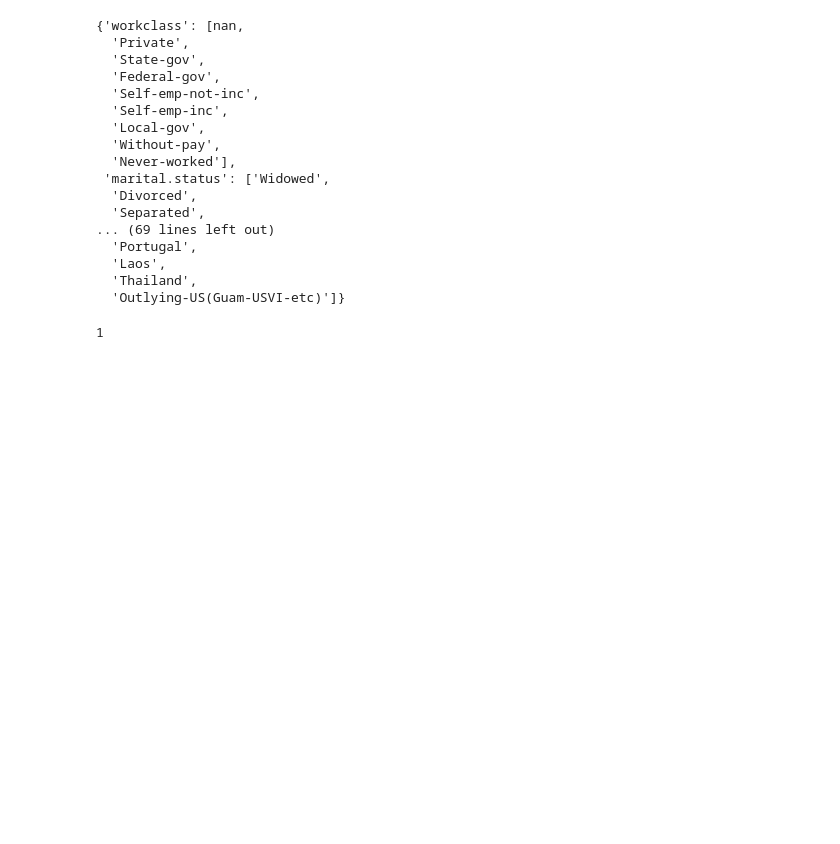
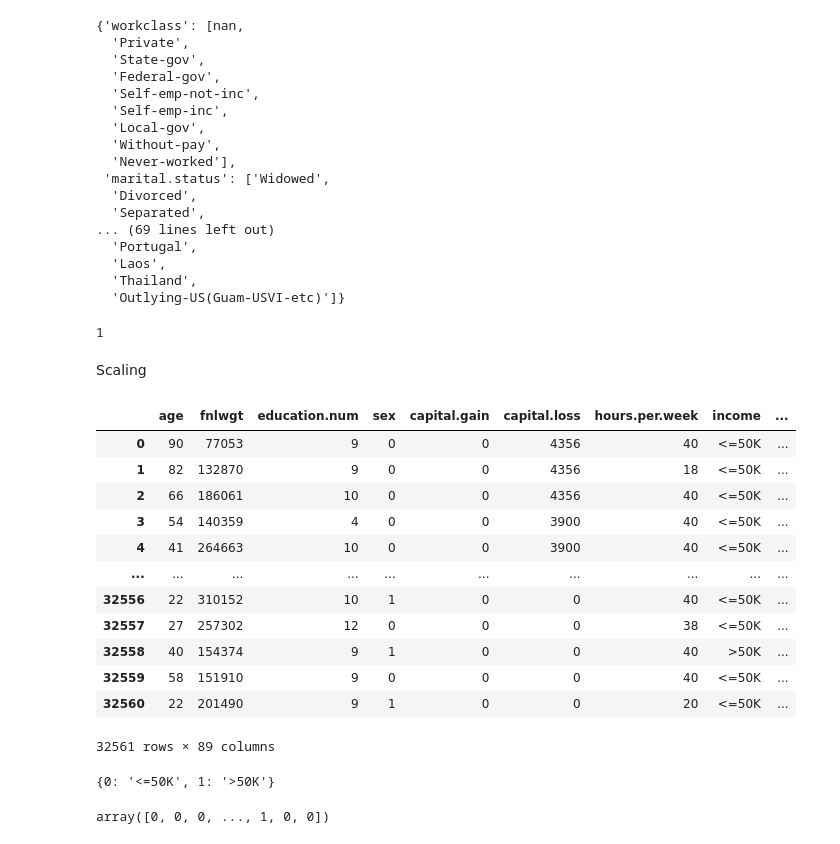
Before and after one commit to Rishiraj-singh7/High-Performance-Income-Prediction, a Jupyter notebook: main.ipynb, the cells around one changed output. Cells and saved outputs as stored; diff of their text form; code cells hidden in the pictures; blank space fills up the shorter version.

Commit message:
scaling

```diff
--- a/main.ipynb
+++ b/main.ipynb
@@ -162,3 +162,21 @@ data = onehot_encode(data, nominal_features)
 (data.dtypes == 'object').sum()
 # %% [output]
 1
+# %% [markdown]
+Scaling
+# %%
+data
+# %% [output]
+|  | age | fnlwgt | education.num | sex | capital.gain | capital.loss | hours.per.week | income | ... |
+| 0 | 90 | 77053 | 9 | 0 | 0 | 4356 | 40 | <=50K | ... |
+| 1 | 82 | 132870 | 9 | 0 | 0 | 4356 | 18 | <=50K | ... |
+| 2 | 66 | 186061 | 10 | 0 | 0 | 4356 | 40 | <=50K | ... |
+| 3 | 54 | 140359 | 4 | 0 | 0 | 3900 | 40 | <=50K | ... |
+| 4 | 41 | 264663 | 10 | 0 | 0 | 3900 | 40 | <=50K | ... |
+| ... | ... | ... | ... | ... | ... | ... | ... | ... | ... |
+| 32556 | 22 | 310152 | 10 | 1 | 0 | 0 | 40 | <=50K | ... |
+| 32557 | 27 | 257302 | 12 | 0 | 0 | 0 | 38 | <=50K | ... |
+| 32558 | 40 | 154374 | 9 | 1 | 0 | 0 | 40 | >50K | ... |
+| 32559 | 58 | 151910 | 9 | 0 | 0 | 0 | 40 | <=50K | ... |
+| 32560 | 22 | 201490 | 9 | 1 | 0 | 0 | 20 | <=50K | ... |
+32561 rows × 89 columns
@@ -164,0 +186,11 @@ data = onehot_encode(data, nominal_features)
+# %%
+label_encoder = LabelEncoder()
+y = label_encoder.fit_transform(y)
+y_mappings = {index: label for index, label in enumerate(label_encoder.classes_)}
+y_mappings
+# %% [output]
+{0: '<=50K', 1: '>50K'}
+# %%
+y
+# %% [output]
+array([0, 0, 0, ..., 1, 0, 0])
```
Also changed, not shown: parts of 3 cells of this notebook.
